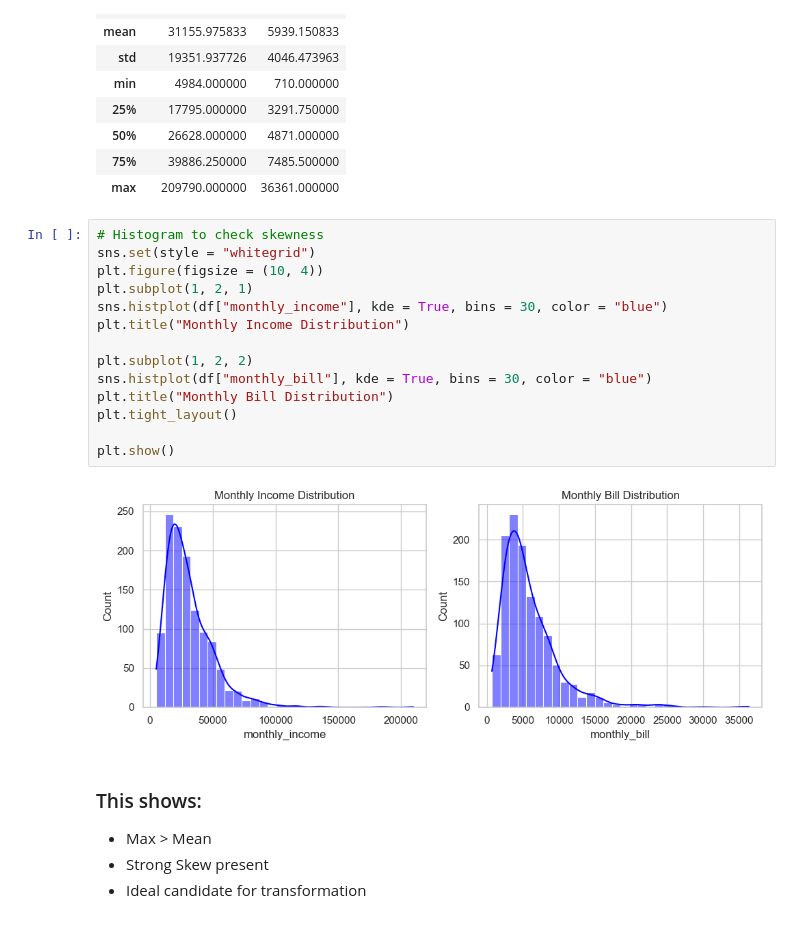
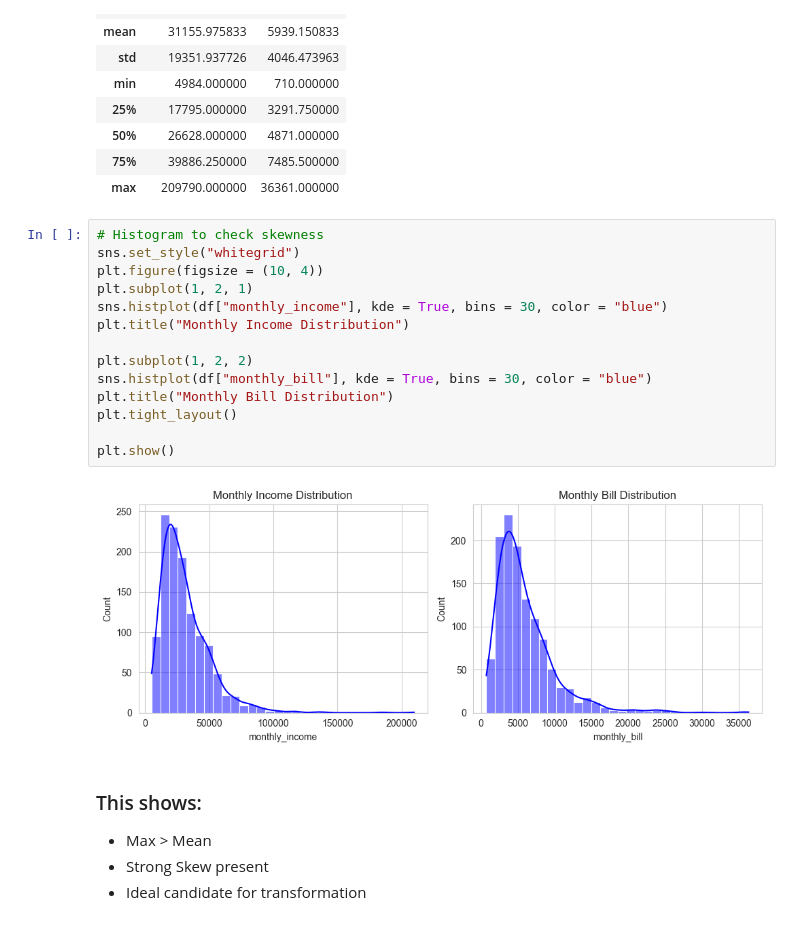
Before and after one commit to MuhaammadUsman/Agentic-AI-Learning-Journey, a Jupyter notebook: module_02_data_science/83_feature_transformations.ipynb, the cells around one changed output. Drawn from its saved outputs; the diff is of its cells as text.

```diff
--- a/module_02_data_science/83_feature_transformations.ipynb
+++ b/module_02_data_science/83_feature_transformations.ipynb
@@ -50,20 +50,20 @@ df[["monthly_income", "monthly_bill"]].describe()
 | max | 209790.000000 | 36361.000000 |
 # %%
 # Histogram to check skewness
-sns.set(style = "whitegrid")
+sns.set_style("whitegrid")
 plt.figure(figsize = (10, 4))
 plt.subplot(1, 2, 1)
 sns.histplot(df["monthly_income"], kde = True, bins = 30, color = "blue")
 plt.title("Monthly Income Distribution")
 
 plt.subplot(1, 2, 2)
 sns.histplot(df["monthly_bill"], kde = True, bins = 30, color = "blue")
 plt.title("Monthly Bill Distribution")
 plt.tight_layout()
 
 plt.show()
 # %% [output]
-[figure, old version]
+[figure, new version]
 # %% [markdown]
 ### This shows:
 - Max > Mean
```
Also changed, not shown: parts of 2 cells of this notebook.
